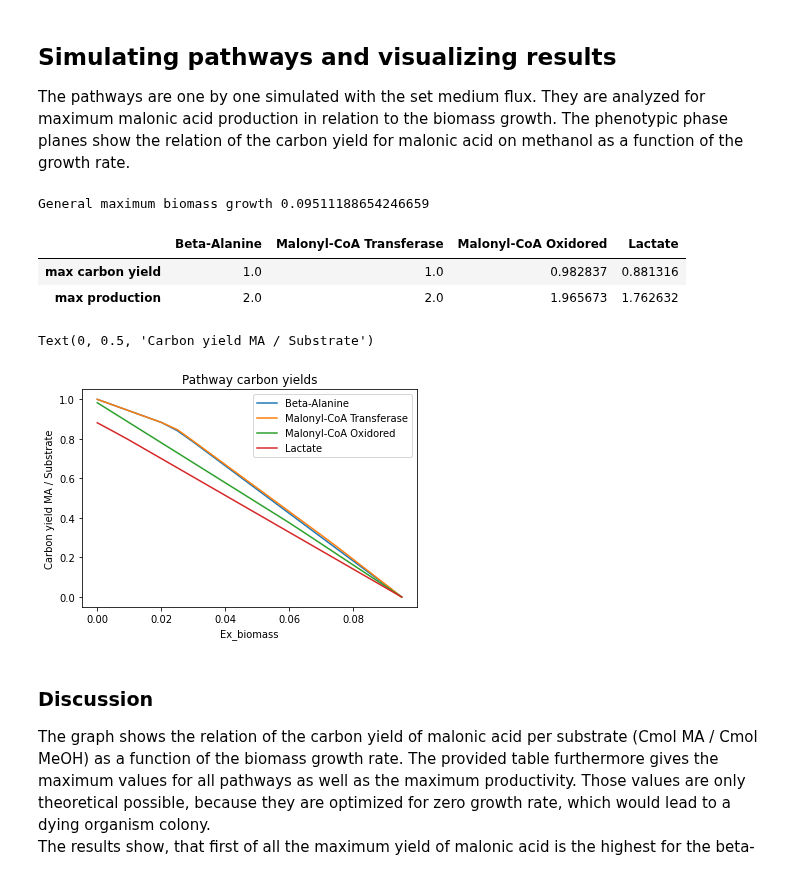
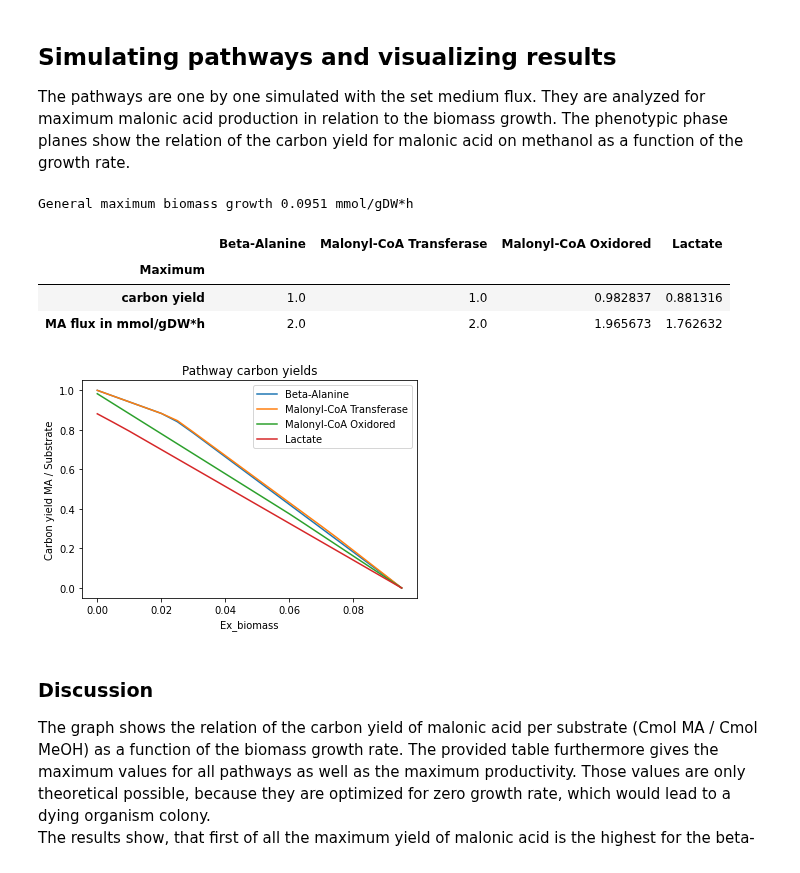
Before and after one commit to 27410/group-assignment-2021-group-8-malonic-acid-in-k-phaffii, a Jupyter notebook: scripts/Pathway_evaluation.ipynb, the cells around one changed output. Saved outputs shown, nothing was run; the diff lists cells and outputs as text; code cells hidden in the pictures.

```diff
--- a/scripts/Pathway_evaluation.ipynb
+++ b/scripts/Pathway_evaluation.ipynb
@@ -43,38 +55,37 @@ medium['Ex_glyc'] = 0
 The pathways are one by one simulated with the set medium flux. They are analyzed for maximum malonic acid production in relation to the biomass growth. The phenotypic phase planes show the relation of the carbon yield for malonic acid on methanol as a function of the growth rate.
 # %%
 from cobra.flux_analysis.phenotype_phase_plane import production_envelope
-import pandas as pd
 
 model.medium = medium
 model.objective = model.reactions.get_by_id('Ex_biomass')
 
 df_yields = pd.DataFrame()
-df_max = pd.DataFrame(index=['max carbon yield','max production'])
+df_max = pd.DataFrame(index=['carbon yield','MA flux in mmol/gDW*h'])
+df_max.index.name = 'Maximum'
 max_growth = model.slim_optimize()
-print('General maximum biomass growth',max_growth)
+print('General maximum biomass growth',round(max_growth,4),'mmol/gDW*h')
 
 for pairing in models:
     pathway_model = pairing[0]
     with pathway_model:
         pathway_model.medium = medium
         pathway_model.objective = pathway_model.reactions.get_by_id('Ex_mln')
         ppp = production_envelope(pathway_model,
                     reactions='Ex_biomass',
                     objective='Ex_mln')
         df_yields[pairing[1]]=ppp.carbon_yield_maximum
-        #print(ppp.carbon_yield_maximum.max())
         df_max[pairing[1]]=[ppp.carbon_yield_maximum.max(),ppp.flux_maximum.max()]
-        #ppp.plot(x='Ex_biomass', y=['flux_maximum', 'carbon_yield_maximum'], title=pairing[1])
 
 display(df_max)
 df_yields['Ex_biomass'] = ppp.Ex_biomass
 df_yields.plot(x='Ex_biomass', y=[pairing[1] for pairing in models], title='Pathway carbon yields').set_ylabel('Carbon yield MA / Substrate')
+plt.savefig('../img/pathway_yields.png')
 # %% [output]
-General maximum biomass growth 0.09511188654246659
+General maximum biomass growth 0.0951 mmol/gDW*h
 |  | Beta-Alanine | Malonyl-CoA Transferase | Malonyl-CoA Oxidored | Lactate |
-| max carbon yield | 1.0 | 1.0 | 0.982837 | 0.881316 |
-| max production | 2.0 | 2.0 | 1.965673 | 1.762632 |
+| Maximum |  |  |  |  |
+| carbon yield | 1.0 | 1.0 | 0.982837 | 0.881316 |
+| MA flux in mmol/gDW*h | 2.0 | 2.0 | 1.965673 | 1.762632 |
-Text(0, 0.5, 'Carbon yield MA / Substrate')
 [figure]
 # %% [markdown]
 ### Discussion
```
Also changed, not shown: parts of 5 cells of this notebook, 10 other files.
